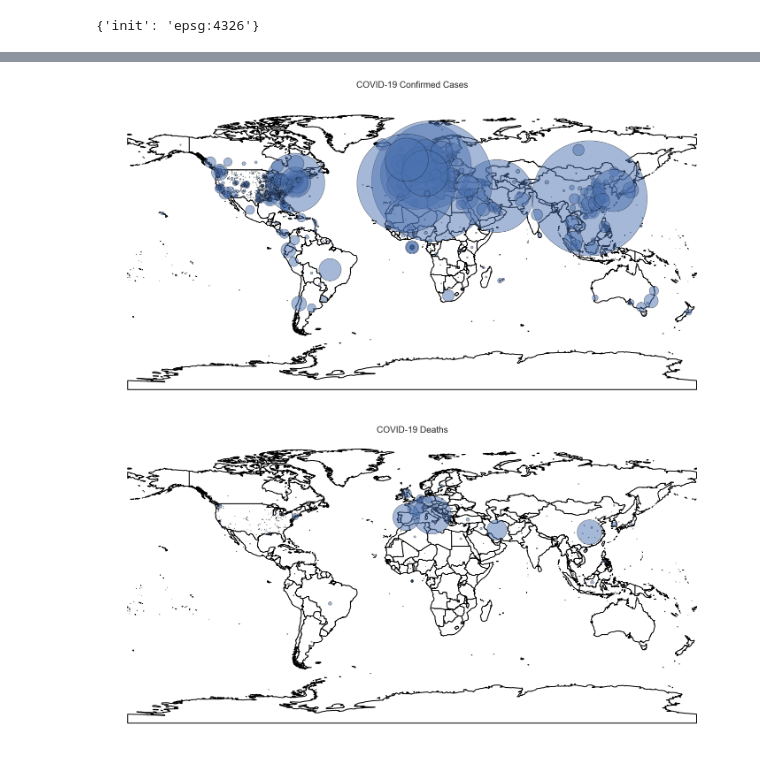
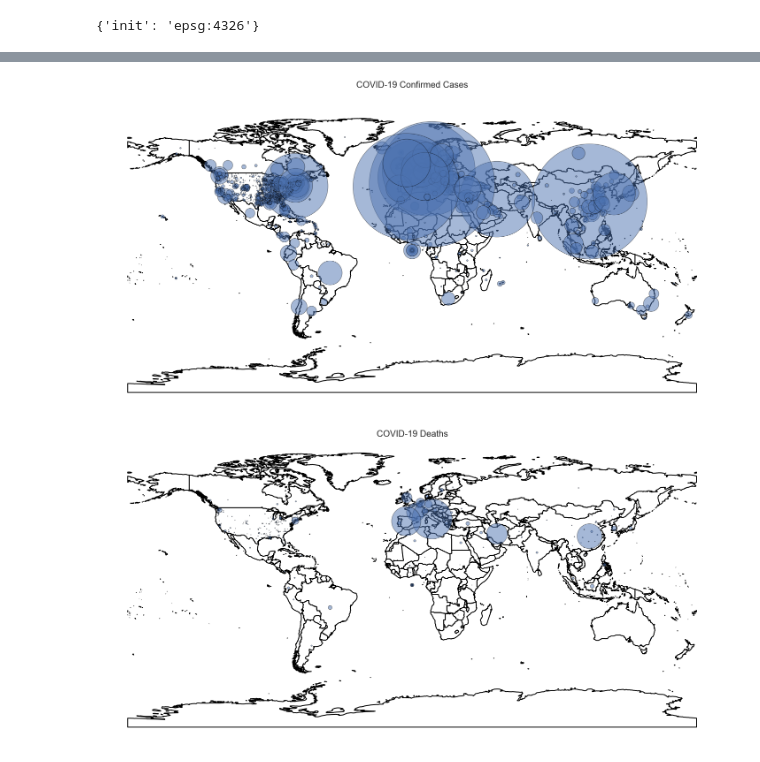
Before and after one commit to MattTriano/COVID-19_Viz, a Jupyter notebook: COVID-19_EDA_2.ipynb, the cells around one changed output, grey strips where cells are left out. Saved outputs shown, nothing was run; the diff lists cells and outputs as text; code cells hidden in the pictures.

```diff
--- a/COVID-19_EDA_2.ipynb
+++ b/COVID-19_EDA_2.ipynb
@@ -251,9 +256,7 @@ plot_covid_19_data_mpl(case_type='Fatal', locations=['Italy', 'Hubei, China', 'I
 # %%
-# today = pd.to_datetime('today')
-today = pd.to_datetime('2020-03-25')
+today = pd.to_datetime('today')
 today_str = today.date().strftime('%m-%d-%Y')
-us_covid_df = pd.read_csv(f'https://raw.githubusercontent.com/CSSEGISandData/COVID-19/master/csse_covid_19_data/csse_covid_19_daily_reports/{today_str}.csv')
-us_covid_df['geometry'] = us_covid_df.apply(lambda x: Point(x['Long_'], x['Lat']), axis=1)
-# us_covid_df = gpd.GeoDataFrame(us_covid_df, crs={'init':'epsg:4326'})
-us_covid_df = gpd.GeoDataFrame(us_covid_df)
+world_covid_df = pd.read_csv(f'https://raw.githubusercontent.com/CSSEGISandData/COVID-19/master/csse_covid_19_data/csse_covid_19_daily_reports/{today_str}.csv')
+world_covid_df['geometry'] = world_covid_df.apply(lambda x: Point(x['Long_'], x['Lat']), axis=1)
+world_covid_df = gpd.GeoDataFrame(world_covid_df)
 # %%
@@ -347,13 +310,13 @@ us_covid_df.head(2)
 # %%
 figsize=(20,15)
 fig, ax = plt.subplots(figsize=figsize)
 base = world_gdf.plot(figsize=figsize, color='white', edgecolor='black', linewidth=2, ax=ax)
-ax = us_covid_df.plot(markersize=us_covid_df['Confirmed'], edgecolor='black', alpha=0.5, ax=ax)
+ax = world_covid_df.plot(markersize=world_covid_df['Confirmed'], edgecolor='black', alpha=0.5, ax=ax)
 _ = ax.axis('off')
 ax.set_title('COVID-19 Confirmed Cases', fontsize=20)
 plt.tight_layout()
 # %% [output]
-[figure, old version]
+[figure, new version]
 # %%
 figsize=(20,15)
 fig, ax = plt.subplots(figsize=figsize)
```
Also changed, not shown: parts of 32 cells of this notebook.
